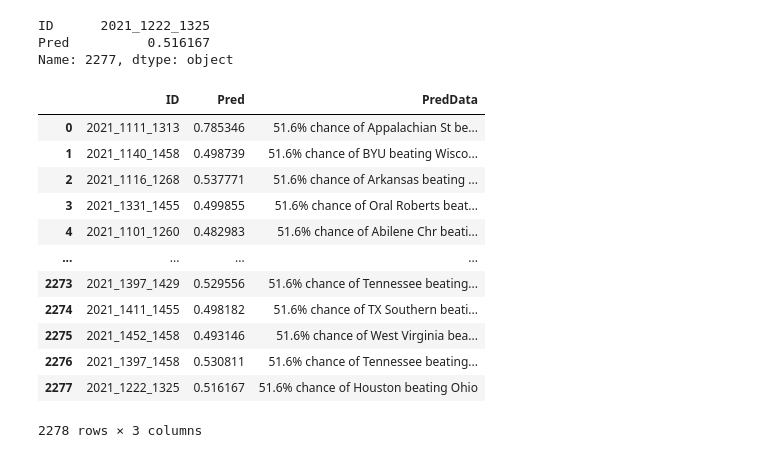
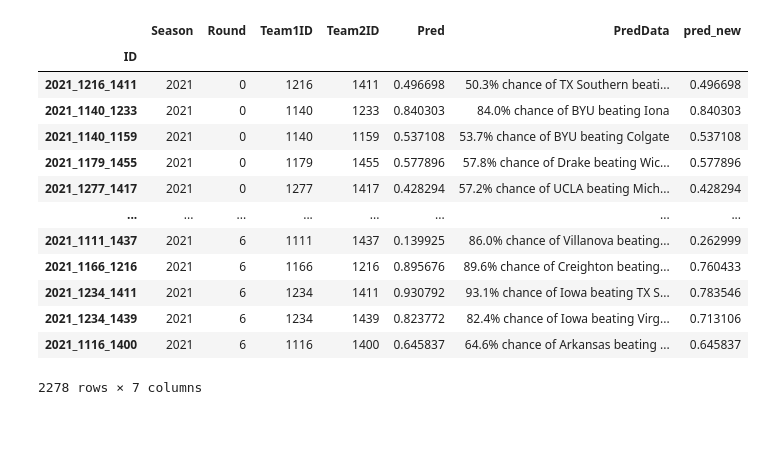
Before and after one commit to armstrys/NCAA_BracketBuilder, a Jupyter notebook: simple_simulation.ipynb, the cells around one changed output. Saved outputs shown, nothing was run; the diff lists cells and outputs as text; code cells hidden in the pictures; blank space fills up the shorter version.

```diff
--- a/simple_simulation.ipynb
+++ b/simple_simulation.ipynb
@@ -237,22 +180,17 @@ def check_pred(row):
-# %%
-tourney.submission.df.PredData[0].data
-# %% [output]
-ID      2021_1222_1325
-Pred          0.516167
-Name: 2277, dtype: object
-# %%
-tourney.submission.df
-# %% [output]
-|  | ID | Pred | PredData |
-| 0 | 2021_1111_1313 | 0.785346 | 51.6% chance of Appalachian St be... |
-| 1 | 2021_1140_1458 | 0.498739 | 51.6% chance of BYU beating Wisco... |
-| 2 | 2021_1116_1268 | 0.537771 | 51.6% chance of Arkansas beating ... |
-| 3 | 2021_1331_1455 | 0.499855 | 51.6% chance of Oral Roberts beat... |
-| 4 | 2021_1101_1260 | 0.482983 | 51.6% chance of Abilene Chr beati... |
-| ... | ... | ... | ... |
-| 2273 | 2021_1397_1429 | 0.529556 | 51.6% chance of Tennessee beating... |
-| 2274 | 2021_1411_1455 | 0.498182 | 51.6% chance of TX Southern beati... |
-| 2275 | 2021_1452_1458 | 0.493146 | 51.6% chance of West Virginia bea... |
-| 2276 | 2021_1397_1458 | 0.530811 | 51.6% chance of Tennessee beating... |
-| 2277 | 2021_1222_1325 | 0.516167 | 51.6% chance of Houston beating Ohio |
-2278 rows × 3 columns
+# %%
+submission_df.sort_values('Round')
+# %% [output]
+|  | Season | Round | Team1ID | Team2ID | Pred | PredData | pred_new |
+| ID |  |  |  |  |  |  |  |
+| 2021_1216_1411 | 2021 | 0 | 1216 | 1411 | 0.496698 | 50.3% chance of TX Southern beati... | 0.496698 |
+| 2021_1140_1233 | 2021 | 0 | 1140 | 1233 | 0.840303 | 84.0% chance of BYU beating Iona | 0.840303 |
+| 2021_1140_1159 | 2021 | 0 | 1140 | 1159 | 0.537108 | 53.7% chance of BYU beating Colgate | 0.537108 |
+| 2021_1179_1455 | 2021 | 0 | 1179 | 1455 | 0.577896 | 57.8% chance of Drake beating Wic... | 0.577896 |
+| 2021_1277_1417 | 2021 | 0 | 1277 | 1417 | 0.428294 | 57.2% chance of UCLA beating Mich... | 0.428294 |
+| ... | ... | ... | ... | ... | ... | ... | ... |
+| 2021_1111_1437 | 2021 | 6 | 1111 | 1437 | 0.139925 | 86.0% chance of Villanova beating... | 0.262999 |
+| 2021_1166_1216 | 2021 | 6 | 1166 | 1216 | 0.895676 | 89.6% chance of Creighton beating... | 0.760433 |
+| 2021_1234_1411 | 2021 | 6 | 1234 | 1411 | 0.930792 | 93.1% chance of Iowa beating TX S... | 0.783546 |
+| 2021_1234_1439 | 2021 | 6 | 1234 | 1439 | 0.823772 | 82.4% chance of Iowa beating Virg... | 0.713106 |
+| 2021_1116_1400 | 2021 | 6 | 1116 | 1400 | 0.645837 | 64.6% chance of Arkansas beating ... | 0.645837 |
+2278 rows × 7 columns
```
Also changed, not shown: parts of 44 cells of this notebook, 3 other files.
